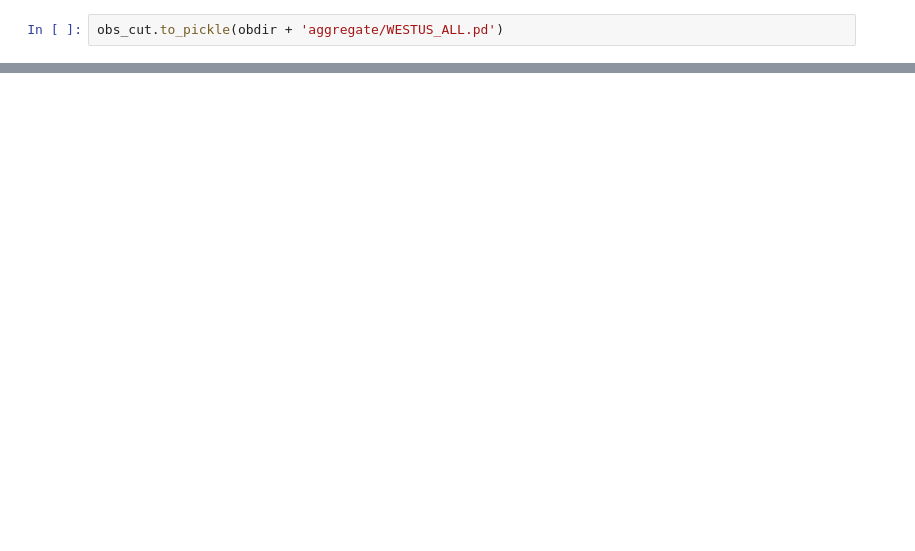
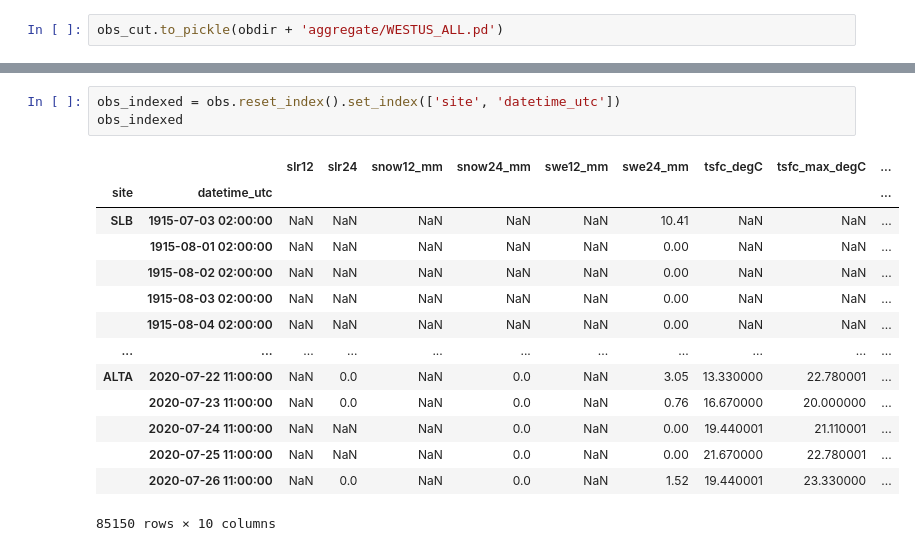
Before and after one commit to m-wessler/snow-liquid-ratio, a Jupyter notebook: data-tools/aggregate_observations.ipynb, the cells around one changed output, grey strips where cells are left out. Drawn from its saved outputs; the diff is of its cells as text; blank space fills up the shorter version.

```diff
--- a/data-tools/aggregate_observations.ipynb
+++ b/data-tools/aggregate_observations.ipynb
@@ -119,0 +120,18 @@ plt.grid()
+# %%
+obs_indexed = obs.reset_index().set_index(['site', 'datetime_utc'])
+obs_indexed
+# %% [output]
+|  |  | slr12 | slr24 | snow12_mm | snow24_mm | swe12_mm | swe24_mm | tsfc_degC | tsfc_max_degC | ... |
+| site | datetime_utc |  |  |  |  |  |  |  |  | ... |
+| SLB | 1915-07-03 02:00:00 | NaN | NaN | NaN | NaN | NaN | 10.41 | NaN | NaN | ... |
+|  | 1915-08-01 02:00:00 | NaN | NaN | NaN | NaN | NaN | 0.00 | NaN | NaN | ... |
+|  | 1915-08-02 02:00:00 | NaN | NaN | NaN | NaN | NaN | 0.00 | NaN | NaN | ... |
+|  | 1915-08-03 02:00:00 | NaN | NaN | NaN | NaN | NaN | 0.00 | NaN | NaN | ... |
+|  | 1915-08-04 02:00:00 | NaN | NaN | NaN | NaN | NaN | 0.00 | NaN | NaN | ... |
+| ... | ... | ... | ... | ... | ... | ... | ... | ... | ... | ... |
+| ALTA | 2020-07-22 11:00:00 | NaN | 0.0 | NaN | 0.0 | NaN | 3.05 | 13.330000 | 22.780001 | ... |
+|  | 2020-07-23 11:00:00 | NaN | 0.0 | NaN | 0.0 | NaN | 0.76 | 16.670000 | 20.000000 | ... |
+|  | 2020-07-24 11:00:00 | NaN | NaN | NaN | 0.0 | NaN | 0.00 | 19.440001 | 21.110001 | ... |
+|  | 2020-07-25 11:00:00 | NaN | NaN | NaN | 0.0 | NaN | 0.00 | 21.670000 | 22.780001 | ... |
+|  | 2020-07-26 11:00:00 | NaN | 0.0 | NaN | 0.0 | NaN | 1.52 | 19.440001 | 23.330000 | ... |
+85150 rows × 10 columns
```
Also changed, not shown: parts of 5 cells of this notebook, 5 other files.
